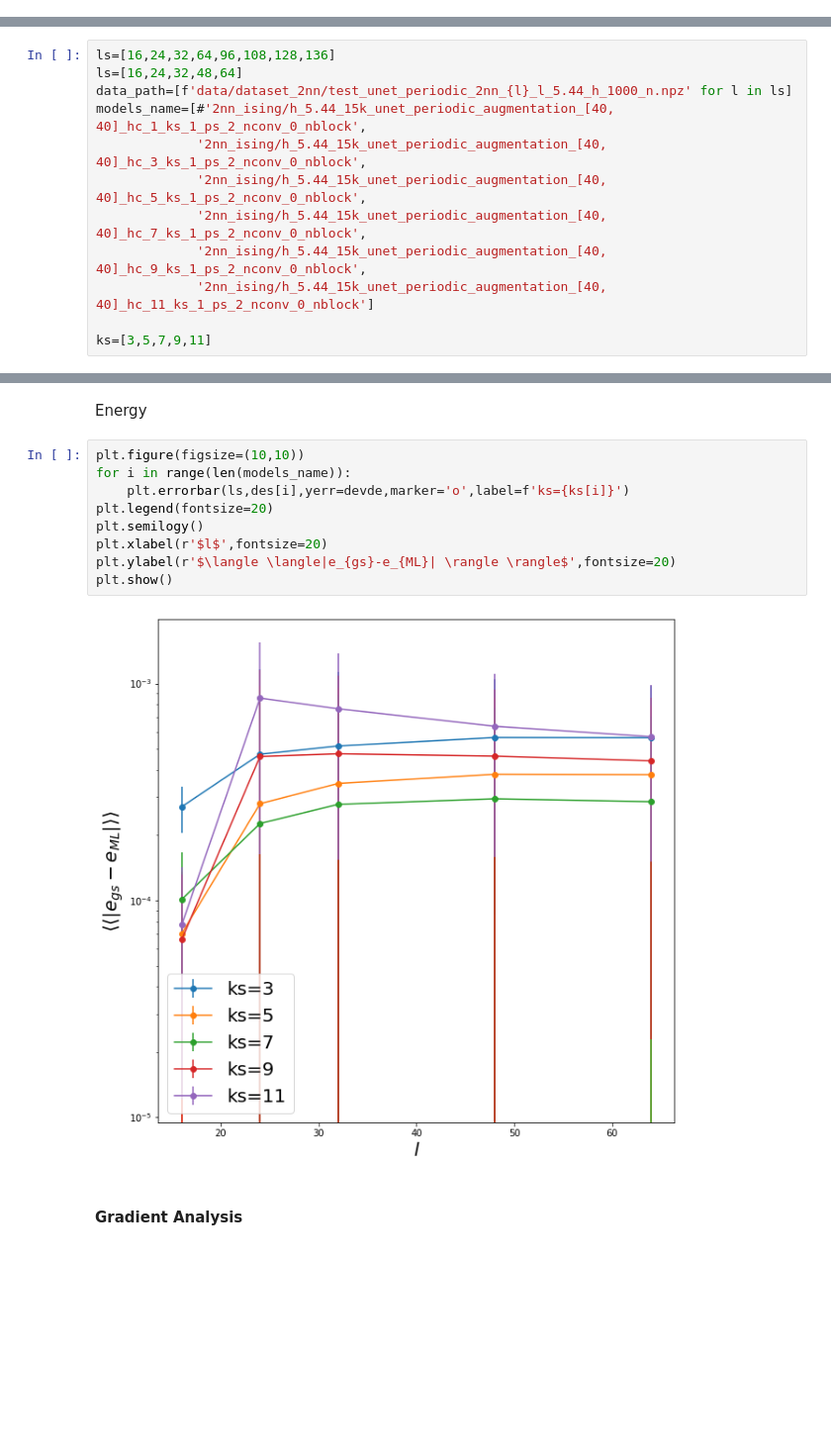
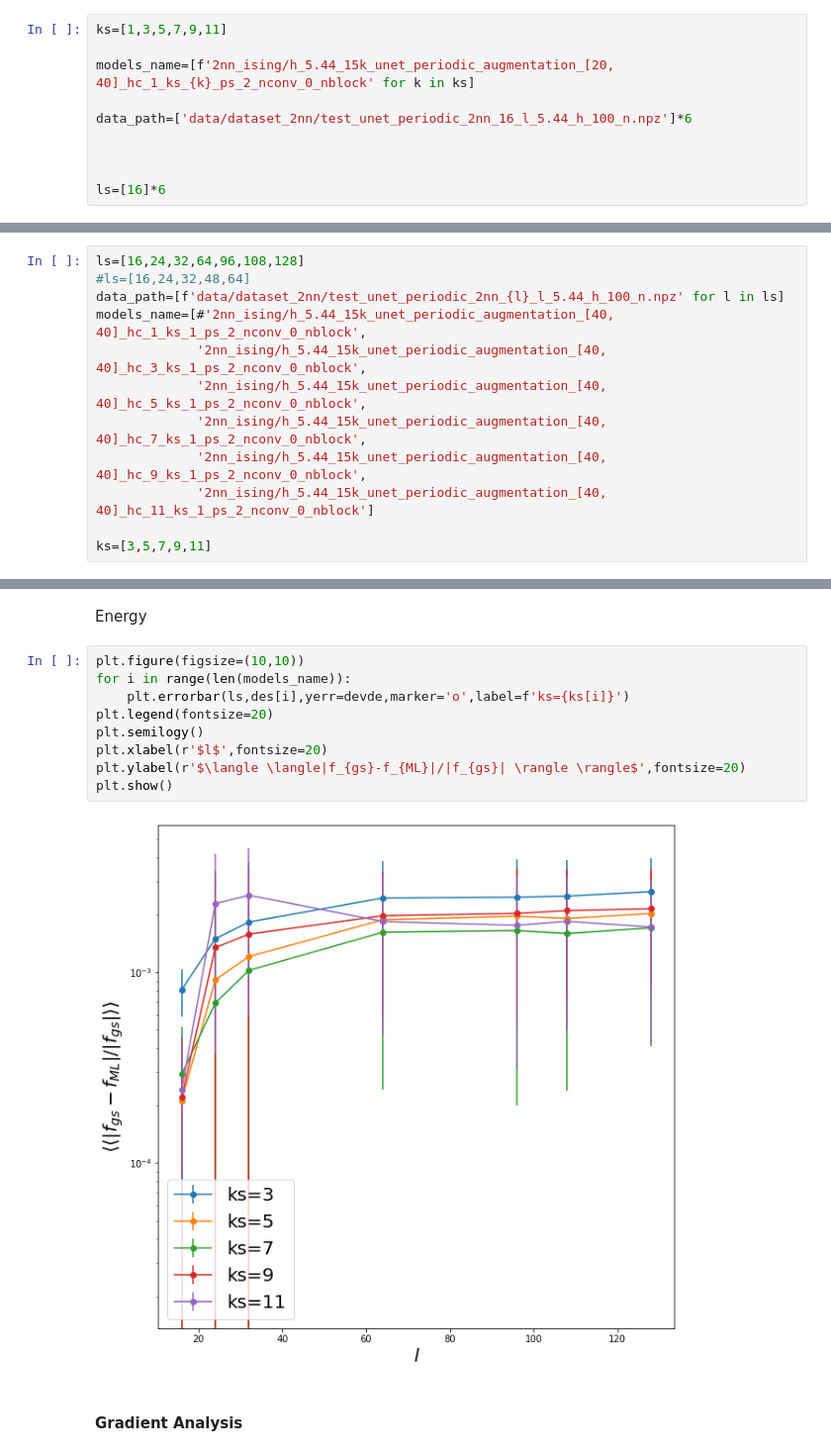
Before and after one commit to emacosta95/dft_for_ising, a Jupyter notebook: test_neural_networks_2nn_case.ipynb, the cells around one changed output, grey strips where cells are left out. Shown at 99% size. Saved outputs shown, nothing was run; the diff lists cells and outputs as text; blank space fills up the shorter version.

```diff
--- a/test_neural_networks_2nn_case.ipynb
+++ b/test_neural_networks_2nn_case.ipynb
@@ -137,3 +128,13 @@ ls=[16]*4
+# %%
+ks=[1,3,5,7,9,11]
+
+models_name=[f'2nn_ising/h_5.44_15k_unet_periodic_augmentation_[20, 40]_hc_1_ks_{k}_ps_2_nconv_0_nblock' for k in ks]
+
+data_path=['data/dataset_2nn/test_unet_periodic_2nn_16_l_5.44_h_100_n.npz']*6
+
+
+
+ls=[16]*6
 # %% [markdown]
 #### Accuracy analysis
 # %%
@@ -521,9 +506,9 @@ plt.show()
 # %% [markdown]
 #### Data
 # %%
-ls=[16,24,32,64,96,108,128,136]
-ls=[16,24,32,48,64]
-data_path=[f'data/dataset_2nn/test_unet_periodic_2nn_{l}_l_5.44_h_1000_n.npz' for l in ls]
+ls=[16,24,32,64,96,108,128]
+#ls=[16,24,32,48,64]
+data_path=[f'data/dataset_2nn/test_unet_periodic_2nn_{l}_l_5.44_h_100_n.npz' for l in ls]
 models_name=[#'2nn_ising/h_5.44_15k_unet_periodic_augmentation_[40, 40]_hc_1_ks_1_ps_2_nconv_0_nblock',
              '2nn_ising/h_5.44_15k_unet_periodic_augmentation_[40, 40]_hc_3_ks_1_ps_2_nconv_0_nblock',
              '2nn_ising/h_5.44_15k_unet_periodic_augmentation_[40, 40]_hc_5_ks_1_ps_2_nconv_0_nblock',
@@ -578,14 +563,14 @@ Energy
 # %%
 plt.figure(figsize=(10,10))
 for i in range(len(models_name)):
     plt.errorbar(ls,des[i],yerr=devde,marker='o',label=f'ks={ks[i]}')
 plt.legend(fontsize=20)
 plt.semilogy()
 plt.xlabel(r'$l$',fontsize=20)
-plt.ylabel(r'$\langle \langle|e_{gs}-e_{ML}| \rangle \rangle$',fontsize=20)
+plt.ylabel(r'$\langle \langle|f_{gs}-f_{ML}|/|f_{gs}| \rangle \rangle$',fontsize=20)
 plt.show()
 # %% [output]
-[figure, old version]
+[figure, new version]
 # %% [markdown]
 #### Gradient Analysis
 # %%
```
Also changed, not shown: parts of 32 cells of this notebook, 2 other files.
